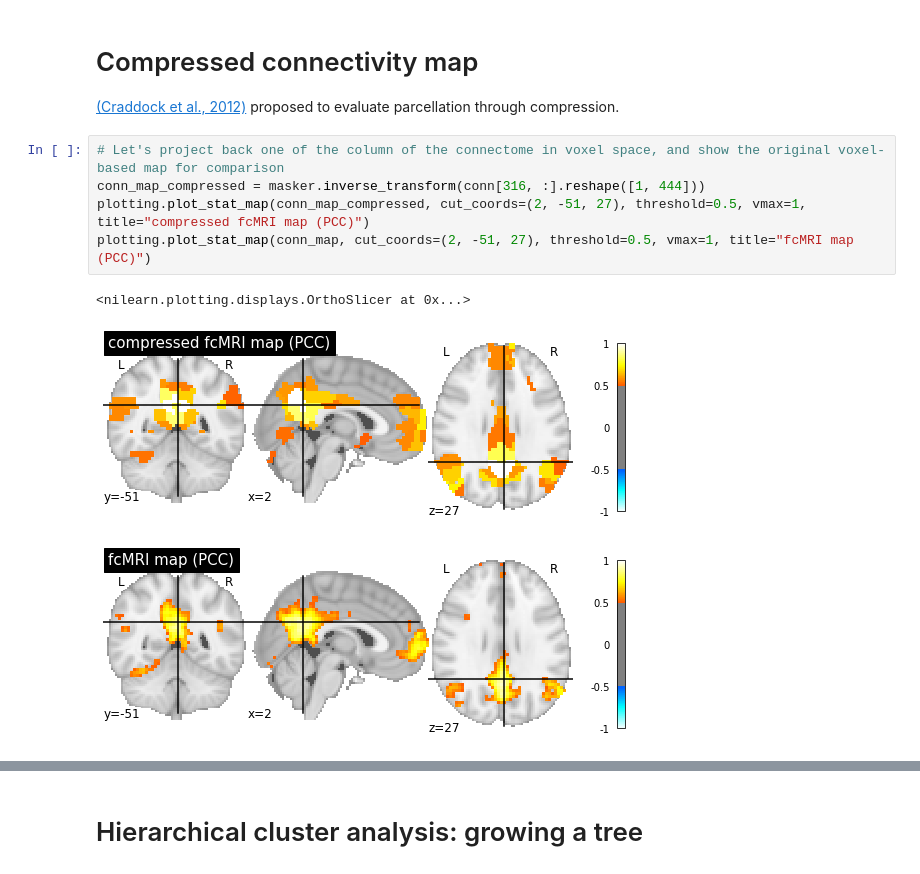
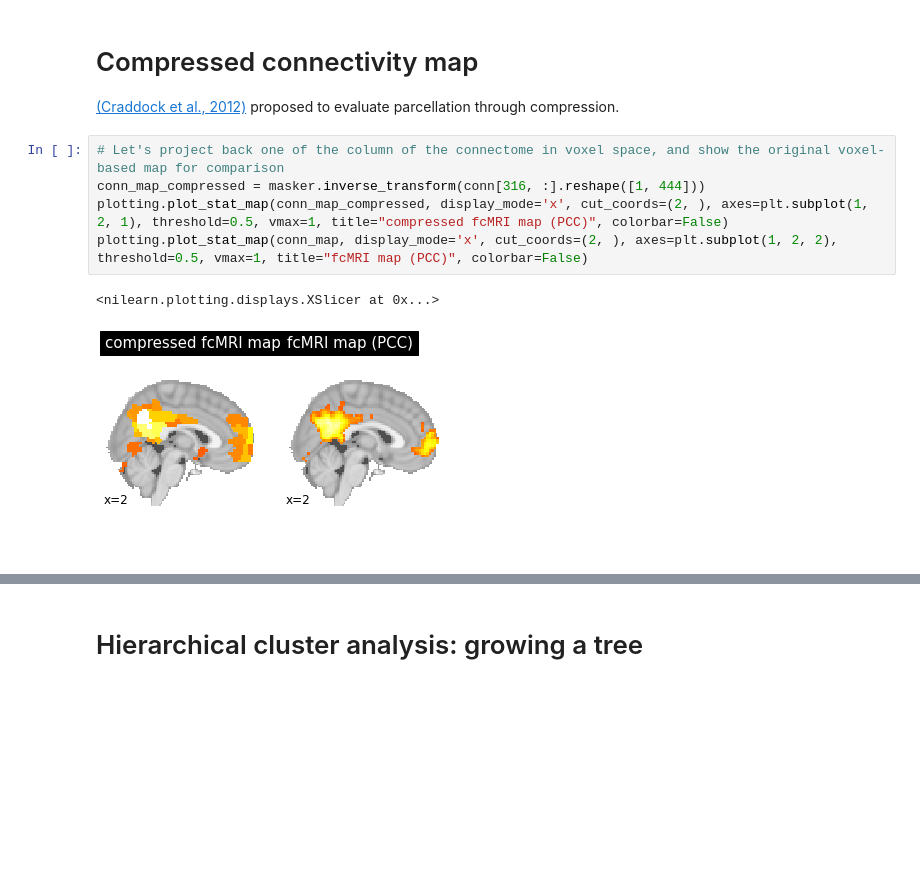
Before and after one commit to pbellec/functional_parcellation, a Jupyter notebook: functional_parcellation_intro.ipynb, the cells around one changed output, grey strips where cells are left out. Drawn from its saved outputs; the diff is of its cells as text; blank space fills up the shorter version.

```diff
--- a/functional_parcellation_intro.ipynb
+++ b/functional_parcellation_intro.ipynb
@@ -161,12 +161,11 @@ plotting.plot_matrix(conn, labels = range(444), title='Functional connectome', r
 # %%
 # Let's project back one of the column of the connectome in voxel space, and show the original voxel-based map for comparison
 conn_map_compressed = masker.inverse_transform(conn[316, :].reshape([1, 444]))
-plotting.plot_stat_map(conn_map_compressed, cut_coords=(2, -51, 27), threshold=0.5, vmax=1, title="compressed fcMRI map (PCC)")
-plotting.plot_stat_map(conn_map, cut_coords=(2, -51, 27), threshold=0.5, vmax=1, title="fcMRI map (PCC)")
+plotting.plot_stat_map(conn_map_compressed, display_mode='x', cut_coords=(2, ), axes=plt.subplot(1, 2, 1), threshold=0.5, vmax=1, title="compressed fcMRI map (PCC)", colorbar=False)
+plotting.plot_stat_map(conn_map, display_mode='x', cut_coords=(2, ), axes=plt.subplot(1, 2, 2), threshold=0.5, vmax=1, title="fcMRI map (PCC)", colorbar=False)
 # %% [output]
-<nilearn.plotting.displays.OrthoSlicer at 0x...>
+<nilearn.plotting.displays.XSlicer at 0x...>
-[figure, old version]
+[figure, new version]
-[figure, removed]
 # %% [markdown]
 <h1><center>Functional Networks</center></h1>
 <par>
```
Also changed, not shown: parts of 5 cells of this notebook, 1 other file.
